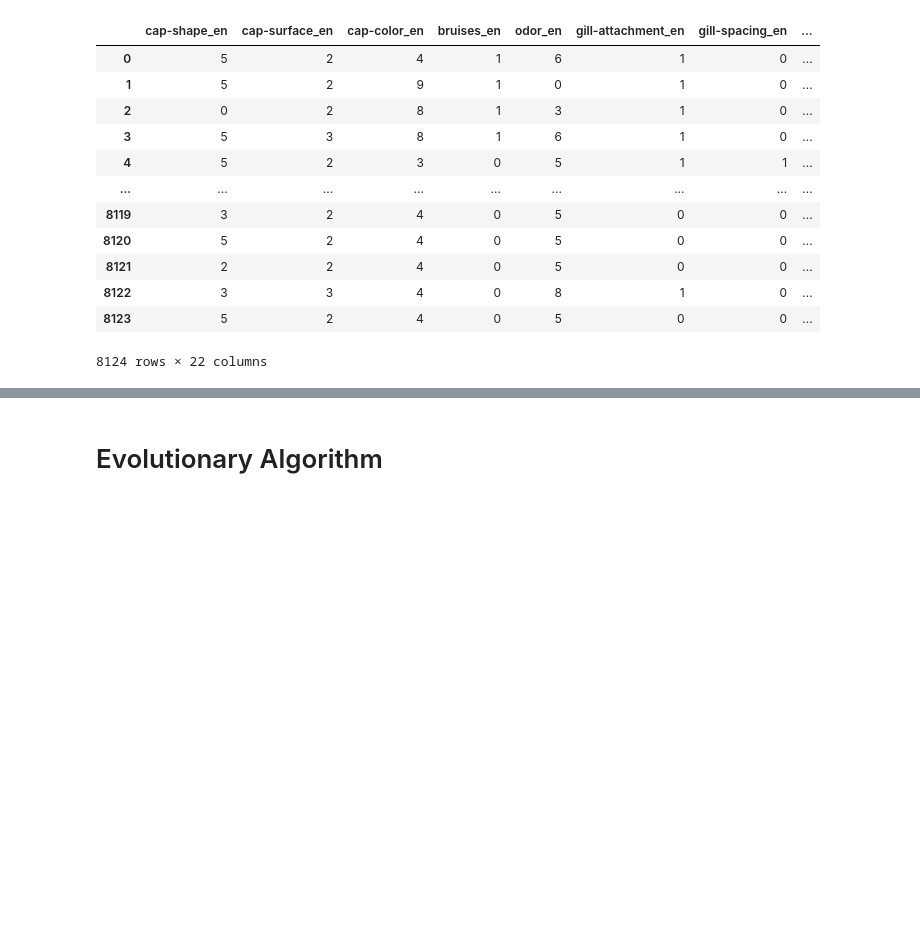
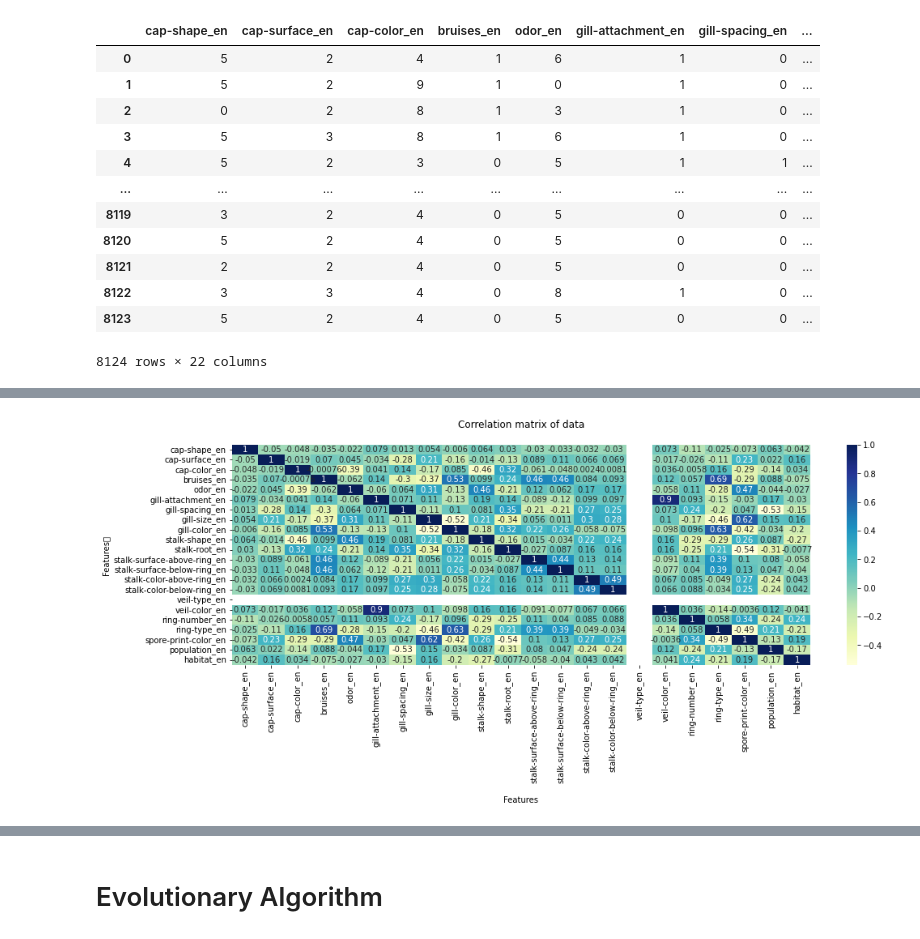
Before and after one commit to alexcega/Feature-Selection, a Jupyter notebook: Mushrooms Evolution Algo.ipynb, the cells around one changed output, grey strips where cells are left out. Cells and saved outputs as stored; diff of their text form; code cells hidden in the pictures; blank space fills up the shorter version.

```diff
--- a/Mushrooms Evolution Algo.ipynb
+++ b/Mushrooms Evolution Algo.ipynb
@@ -151,0 +149,10 @@ Name: edible_en, Length: 8124, dtype: int32
+# %%
+# heatmap of correlation matrix with annotations in 2 different shades
+# Correlacion de pearson
+cor=df[features].corr()
+plt.figure(figsize=(16,5))
+hm1 = sns.heatmap(cor, annot = True,cmap='YlGnBu')
+hm1.set(xlabel='\nFeatures', ylabel='Features\t', title = "Correlation matrix of data\n")
+plt.show()
+# %% [output]
+[figure, added]
```
Also changed, not shown: parts of 24 cells of this notebook, 2 other files.
